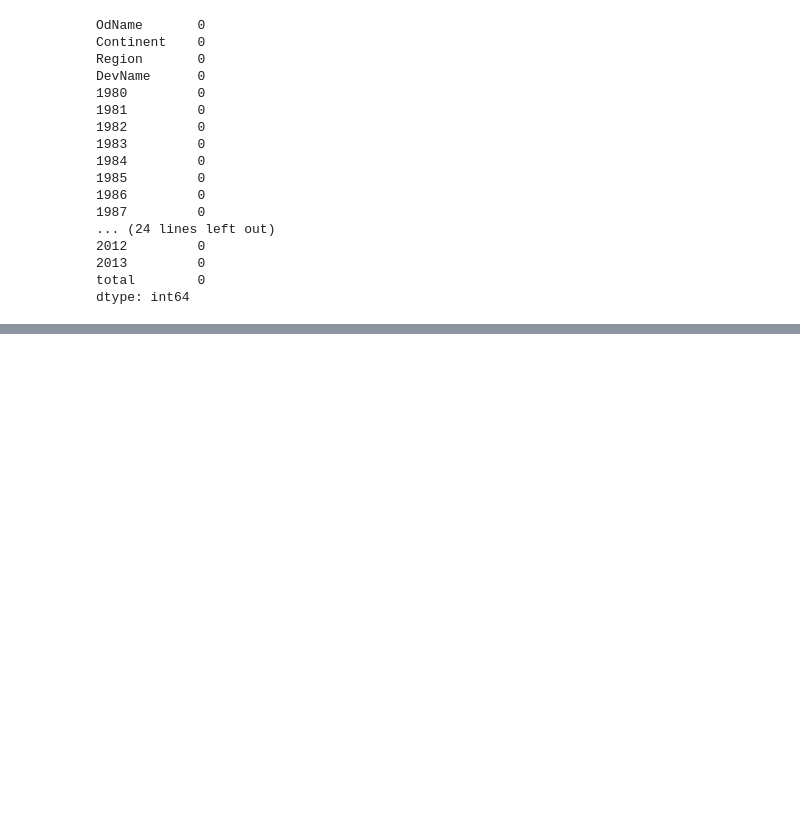
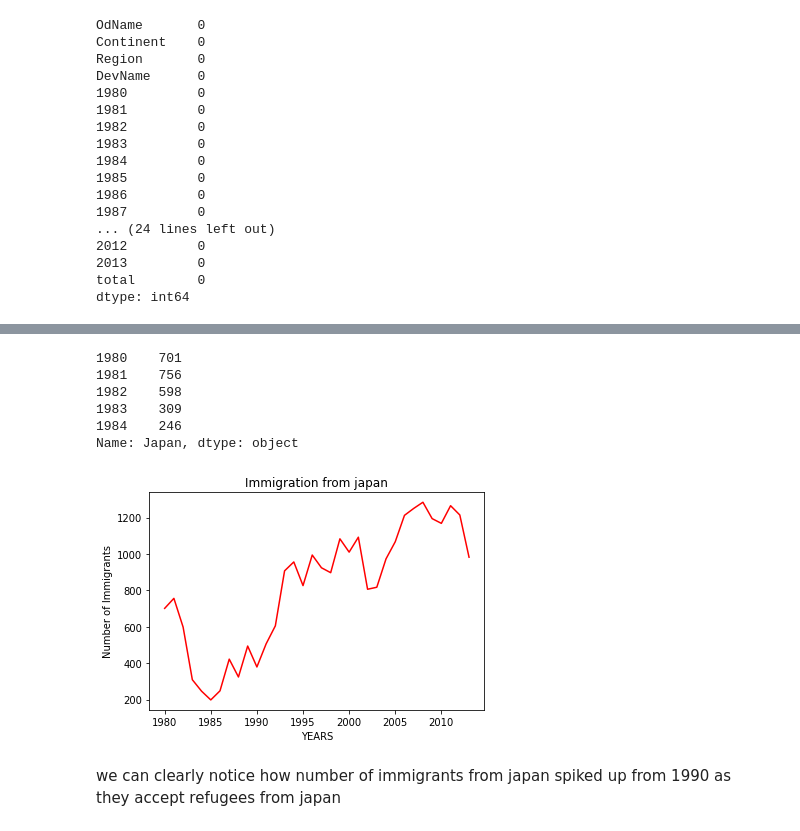
Before and after one commit to sivm205/Canada-Immigrants, a Jupyter notebook: visual_tut.ipynb, the cells around one changed output, grey strips where cells are left out. Drawn from its saved outputs; the diff is of its cells as text; code cells hidden in the pictures; blank space fills up the shorter version.

Commit message:
ploting japan's trend line

```diff
--- a/visual_tut.ipynb
+++ b/visual_tut.ipynb
@@ -227,0 +232,4 @@ df_can[
+# %%
+#set the country name as index -useful for quicky looking up countries using .loc method
+df_can.set_index('OdName' , inplace=True)
+df_can
@@ -227,0 +291,4 @@ df_can[
+# %%
+#removing the name of the index
+df_can.index.name = None
+df_can.head(5)
@@ -227,0 +343,21 @@ df_can[
+# %%
+#extracting the data for the japan
+japan = df_can.loc['Japan' , years]
+japan.head()
+# %% [output]
+1980    701
+1981    756
+1982    598
+1983    309
+1984    246
+Name: Japan, dtype: object
+# %%
+#now we will plot a line of japan that will tell about the number of immigrant in one particular year
+japan.plot(c = 'r')
+plt.title('Immigration from japan')
+plt.xlabel("YEARS")
+plt.ylabel("Number of Immigrants")
+plt.show()
+#pandas automatically populated the x-axis with the index value that is years and the y axis with the column value in this it is population in each year
+# %% [output]
+[figure, added]
@@ -227,0 +368,2 @@ df_can[
+# %% [markdown]
+we can clearly notice how number of immigrants from japan spiked up from 1990 as they accept refugees from japan
```
Also changed, not shown: parts of 20 cells of this notebook.
